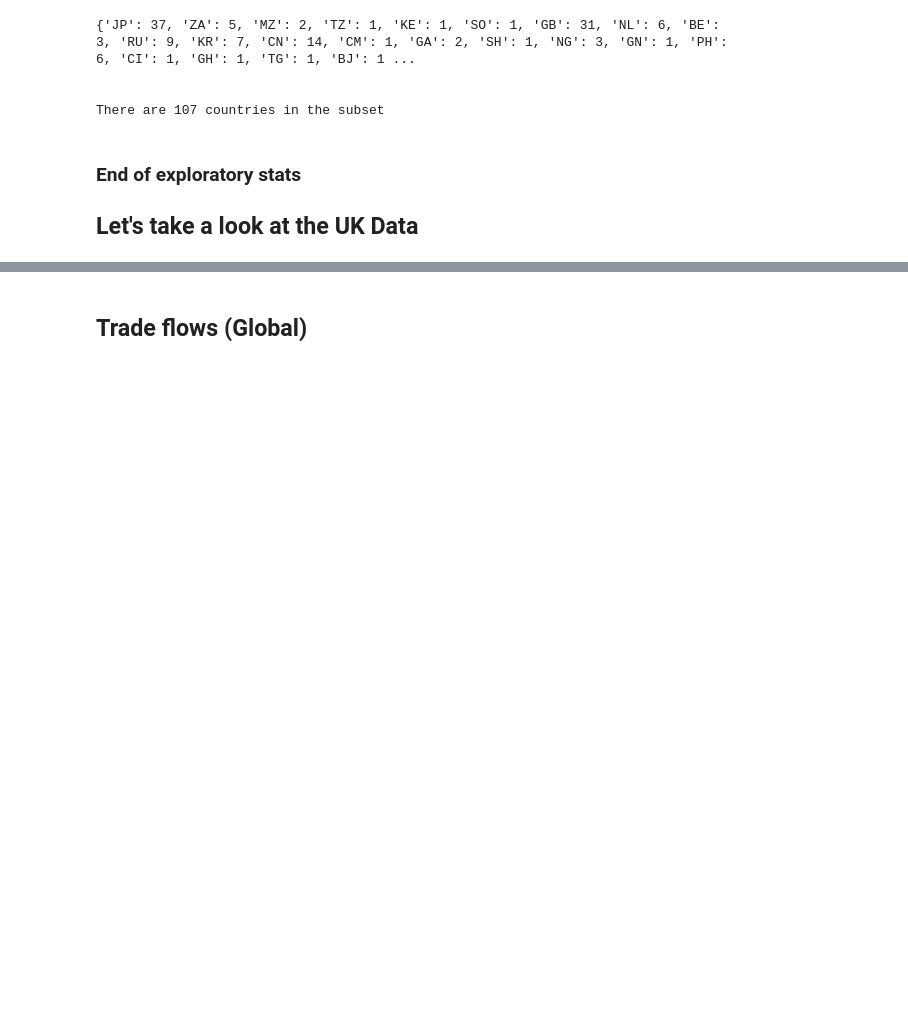
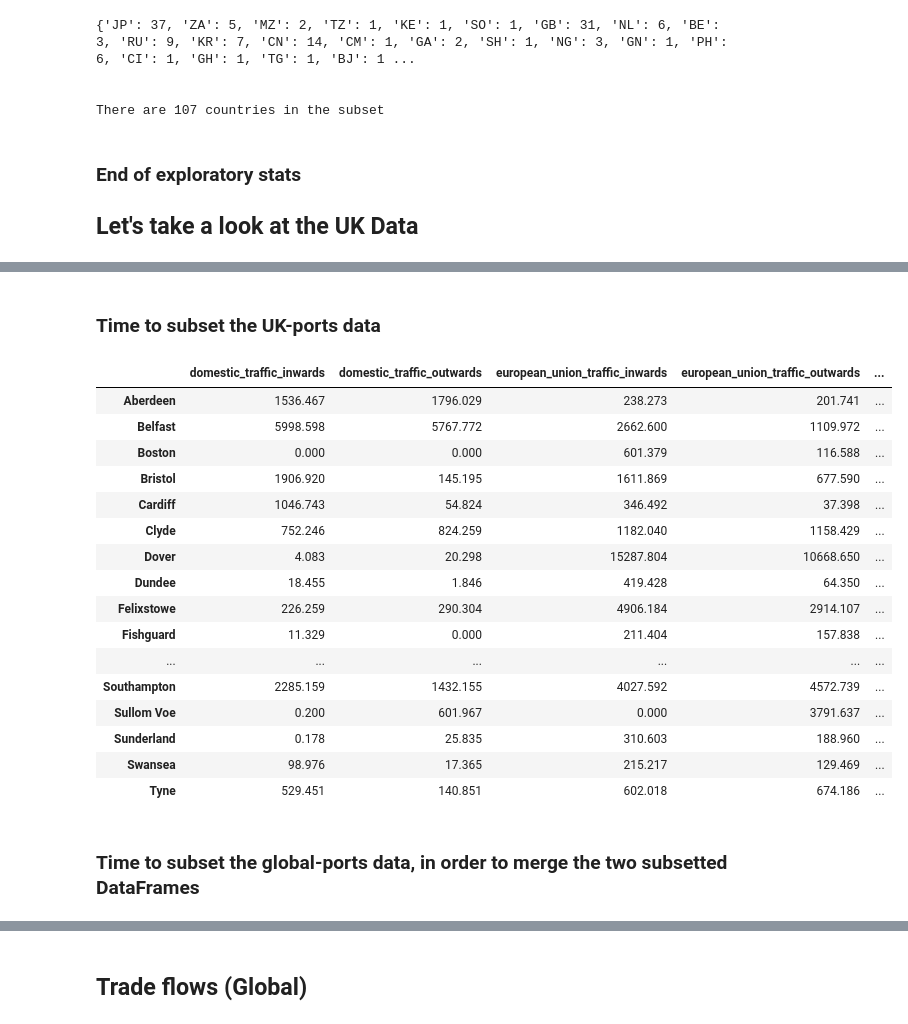
Before and after one commit to johnx25bd/casa-digital-visualisation, a Jupyter notebook: data/DataProcessing_BM.ipynb, the cells around one changed output, grey strips where cells are left out. Saved outputs shown, nothing was run; the diff lists cells and outputs as text; code cells hidden in the pictures; blank space fills up the shorter version.

```diff
--- a/data/DataProcessing_BM.ipynb
+++ b/data/DataProcessing_BM.ipynb
@@ -712,0 +834,28 @@ individualUKPortData.head()
+# %% [markdown]
+### Time to subset the UK-ports data
+# %%
+portsUKinGlobal = portsUK[[True if any([True if ukport.lower() in globalports.lower()\
+                                        else False for globalports in ports.port_name]) else False for ukport in portsUK.index]]
+portsUKinGlobal = portsUKinGlobal.sort_index()
+# %%
+portsUKinGlobal
+# %% [output]
+|  | domestic_traffic_inwards | domestic_traffic_outwards | european_union_traffic_inwards | european_union_traffic_outwards | ... |
+| Aberdeen | 1536.467 | 1796.029 | 238.273 | 201.741 | ... |
+| Belfast | 5998.598 | 5767.772 | 2662.600 | 1109.972 | ... |
+| Boston | 0.000 | 0.000 | 601.379 | 116.588 | ... |
+| Bristol | 1906.920 | 145.195 | 1611.869 | 677.590 | ... |
+| Cardiff | 1046.743 | 54.824 | 346.492 | 37.398 | ... |
+| Clyde | 752.246 | 824.259 | 1182.040 | 1158.429 | ... |
+| Dover | 4.083 | 20.298 | 15287.804 | 10668.650 | ... |
+| Dundee | 18.455 | 1.846 | 419.428 | 64.350 | ... |
+| Felixstowe | 226.259 | 290.304 | 4906.184 | 2914.107 | ... |
+| Fishguard | 11.329 | 0.000 | 211.404 | 157.838 | ... |
+| ... | ... | ... | ... | ... | ... |
+| Southampton | 2285.159 | 1432.155 | 4027.592 | 4572.739 | ... |
+| Sullom Voe | 0.200 | 601.967 | 0.000 | 3791.637 | ... |
+| Sunderland | 0.178 | 25.835 | 310.603 | 188.960 | ... |
+| Swansea | 98.976 | 17.365 | 215.217 | 129.469 | ... |
+| Tyne | 529.451 | 140.851 | 602.018 | 674.186 | ... |
+# %% [markdown]
+### Time to subset the global-ports data, in order to merge the two subsetted DataFrames
```
Also changed, not shown: parts of 26 cells of this notebook, 2 other files.
